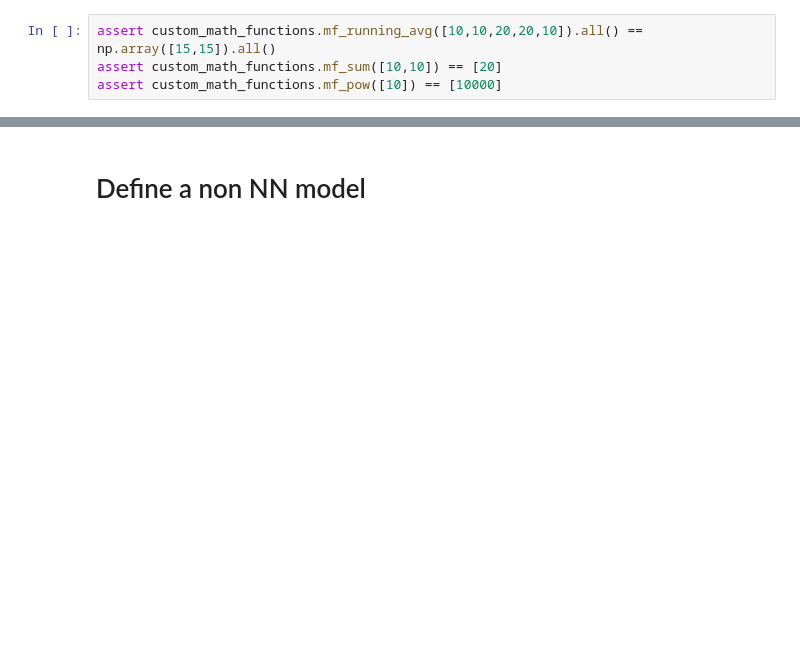
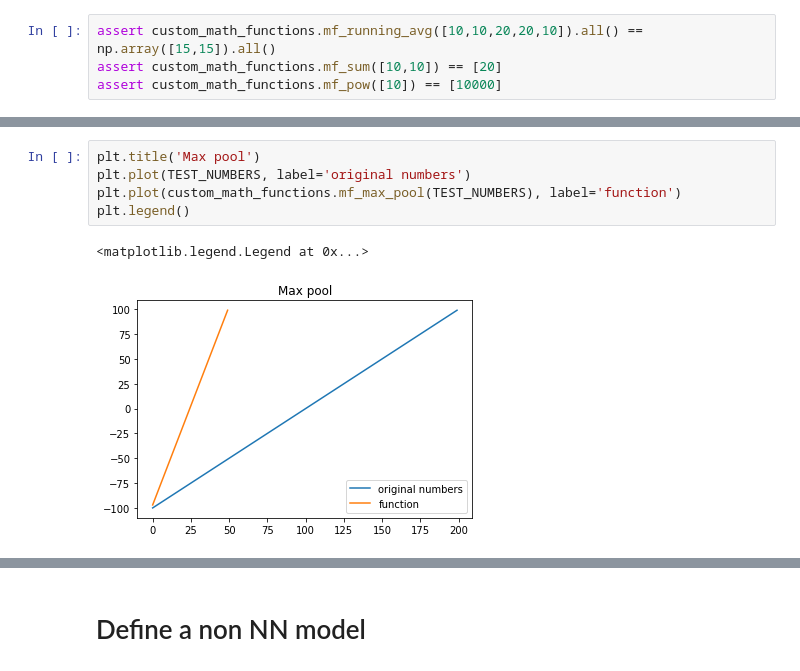
Before and after one commit to jonhilgart22/model-bias-experiments, a Jupyter notebook: notebooks/mnist_model_experiments.ipynb, the cells around one changed output, grey strips where cells are left out. Drawn from its saved outputs; the diff is of its cells as text; blank space fills up the shorter version.

```diff
--- a/notebooks/mnist_model_experiments.ipynb
+++ b/notebooks/mnist_model_experiments.ipynb
@@ -197,0 +213,8 @@ len(custom_math_functions.mf_convolve([10,2,3,4,34324,24,234,342,342,43,43]))
+# %%
+plt.title('Max pool')
+plt.plot(TEST_NUMBERS, label='original numbers')
+plt.plot(custom_math_functions.mf_max_pool(TEST_NUMBERS), label='function')
+plt.legend()
+# %% [output]
+<matplotlib.legend.Legend at 0x...>
+[figure, added]
```
Also changed, not shown: parts of 90 cells of this notebook, 1 other file.
